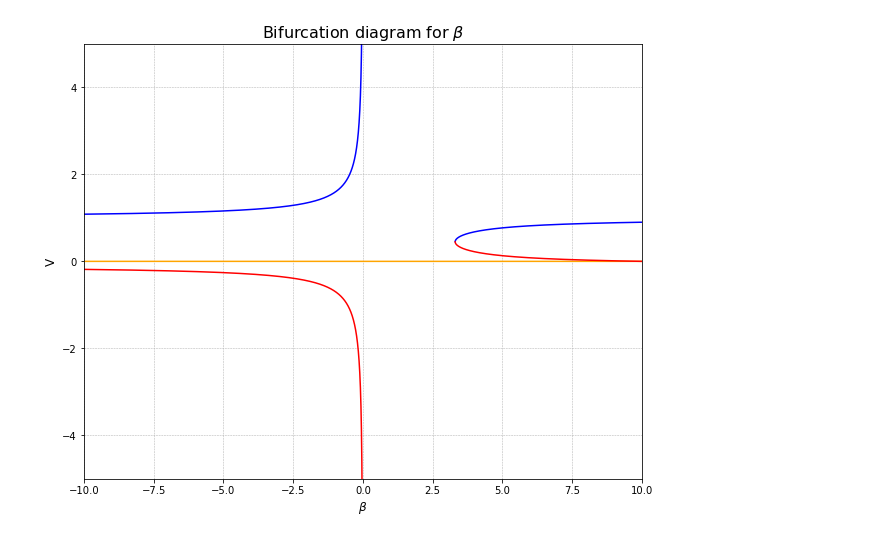
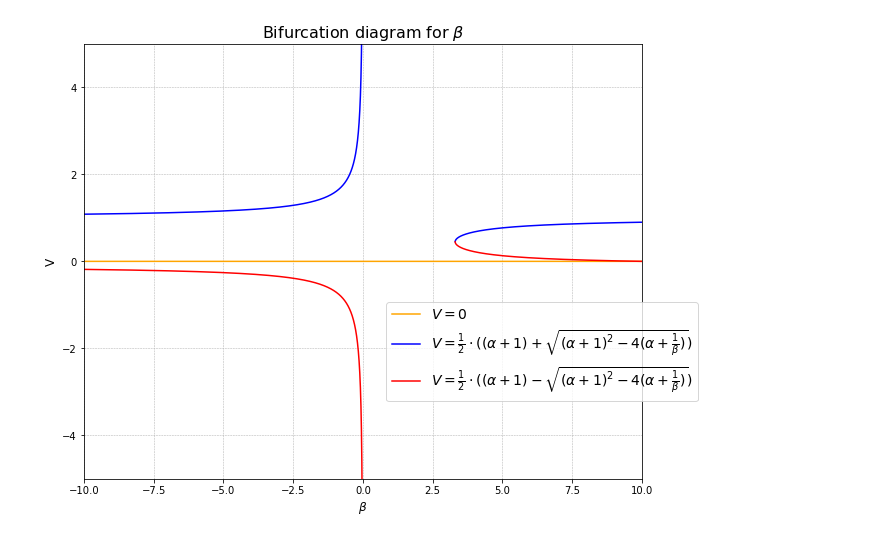
Before and after one commit to Cerlog/Fitz-Hugh-Nagumo-Mathematics-Project, a Jupyter notebook: Bifurcations/Beta_Bifurcation_Diagram.ipynb, the cells around one changed output. Cells and saved outputs as stored; diff of their text form; code cells hidden in the pictures.

```diff
--- a/Bifurcations/Beta_Bifurcation_Diagram.ipynb
+++ b/Bifurcations/Beta_Bifurcation_Diagram.ipynb
@@ -1,31 +1,31 @@
 # %%
 import matplotlib.pyplot as plt
 import numpy as np
 
 Beta = np.linspace(-20, 20, num=100000) # generating the beta in range -20 to 20
 
 alpha = -0.1 # fixed alpha parameter
 
 
 # Solving the V equation
 V_Zero = 0 * Beta # zero equlibrum
 V_positive = 0.5 * ((alpha + 1) + np.sqrt((alpha + 1) ** 2 - 4 * (-1) * (-alpha - 1 / Beta)))
 V_negative = 0.5 * ((alpha + 1) - np.sqrt((alpha + 1) ** 2 - 4 * (-1) * (-alpha - 1 / Beta)))
 
 #Plotting bifurcations
 fig = plt.figure(figsize = (10, 8))
 plt.title(r"Bifurcation diagram for $\beta$", fontsize=16)
-plt.plot(Beta, V_Zero, color ='orange')
-plt.plot(Beta, V_positive, color ='blue')
-plt.plot(Beta, V_negative, color ='red')
+plt.plot(Beta, V_Zero, color ='orange', label='$V=0$')
+plt.plot(Beta, V_positive, color ='blue', label=r'$V=\frac{1}{2} \cdot ((\alpha+1) + \sqrt{(\alpha+1)^2-4(\alpha+\frac{1}{\beta})})$')
+plt.plot(Beta, V_negative, color ='red', label=r'$V=\frac{1}{2} \cdot ((\alpha+1) - \sqrt{(\alpha+1)^2-4(\alpha+\frac{1}{\beta})})$')
 plt.grid(linestyle='--', linewidth=0.5)
 plt.grid(linestyle='--', linewidth=0.5)
 plt.ylabel("V", fontsize=12)
 plt.xlabel(r"$\beta$", fontsize=12)
 plt.ylim(-5,5)
 plt.xlim(-10,10)
-#plt.legend(bbox_to_anchor=(0.85,0.5), loc="center left", fontsize =14, borderaxespad=6.5)
+plt.legend(bbox_to_anchor=(0.85,0.5), loc="lower right", fontsize =14, borderaxespad=-10)
 plt.savefig('bifurcation_beta_new.jpeg', dpi=300, bbox_inches="tight")
 plt.show()
 # %% [output]
-[figure, old version]
+[figure, new version]
```
Also changed, not shown: 7 other files.
